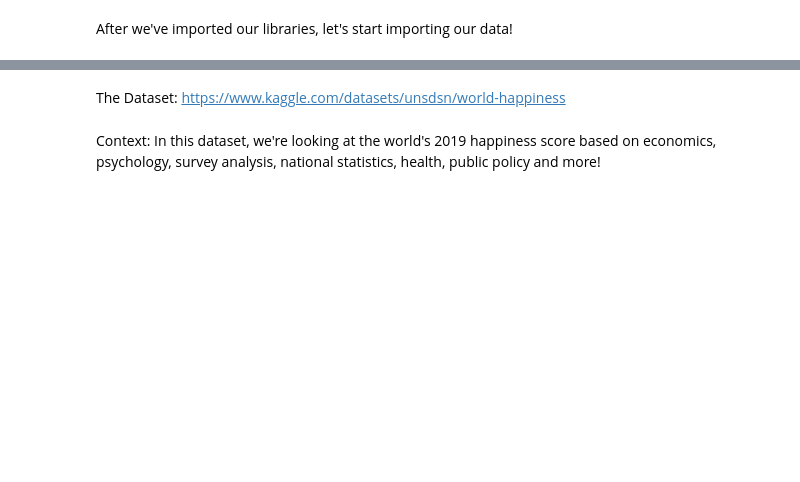
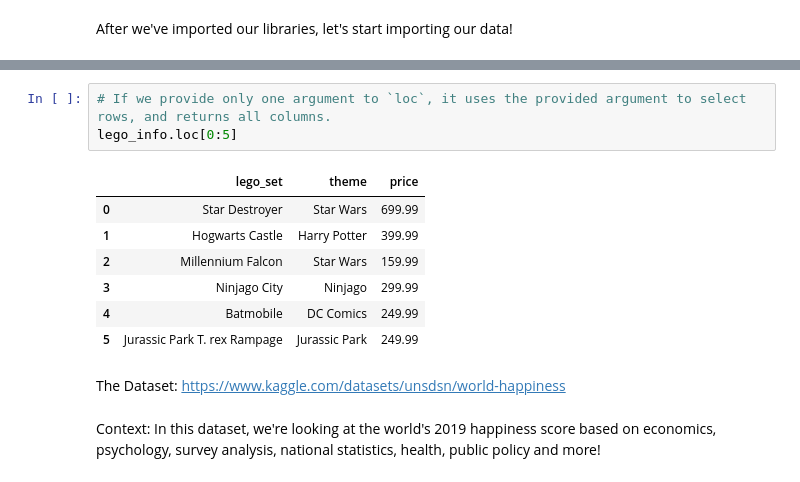
Before and after one commit to DSS-Data198/demos, a Jupyter notebook: pandas_demo/Notebook.ipynb, the cells around one changed output, grey strips where cells are left out. Cells and saved outputs as stored; diff of their text form; blank space fills up the shorter version.

```diff
--- a/pandas_demo/Notebook.ipynb
+++ b/pandas_demo/Notebook.ipynb
@@ -16,3 +116,14 @@ After we've imported our libraries, let's start importing our data!
+# %%
+# If we provide only one argument to `loc`, it uses the provided argument to select rows, and returns all columns.
+lego_info.loc[0:5]
+# %% [output]
+|  | lego_set | theme | price |
+| 0 | Star Destroyer | Star Wars | 699.99 |
+| 1 | Hogwarts Castle | Harry Potter | 399.99 |
+| 2 | Millennium Falcon | Star Wars | 159.99 |
+| 3 | Ninjago City | Ninjago | 299.99 |
+| 4 | Batmobile | DC Comics | 249.99 |
+| 5 | Jurassic Park T. rex Rampage | Jurassic Park | 249.99 |
 # %% [markdown]
 The Dataset: https://www.kaggle.com/datasets/unsdsn/world-happiness
 # %% [markdown]
```
Also changed, not shown: parts of 23 cells of this notebook, 1 other file.
